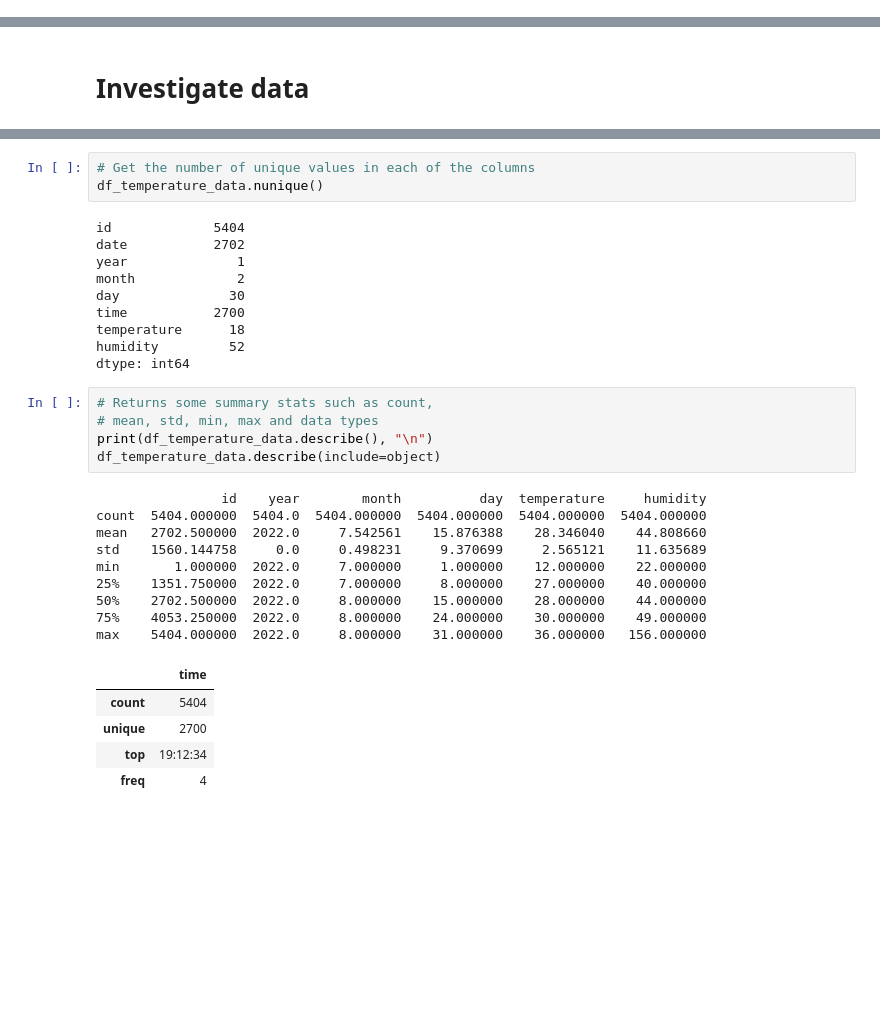
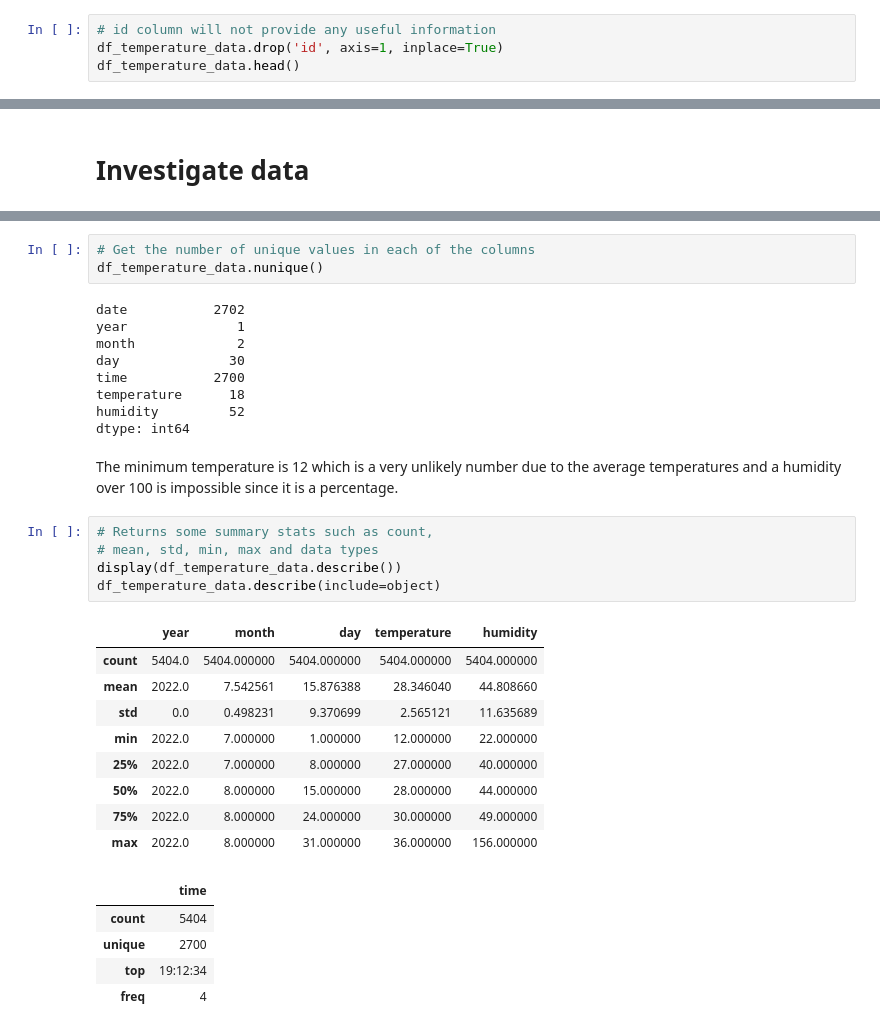
Before and after one commit to stephenjera/Kaggle-Projects, a Jupyter notebook: Temperature_Humidity_Dataset/temperature_data.ipynb, the cells around one changed output, grey strips where cells are left out. Cells and saved outputs as stored; diff of their text form; blank space fills up the shorter version.

```diff
--- a/Temperature_Humidity_Dataset/temperature_data.ipynb
+++ b/Temperature_Humidity_Dataset/temperature_data.ipynb
@@ -59,3 +59,7 @@ df_temperature_data.head()
 | 2 | 3 | 2022-07-18 17:18:33.890008 | 2022 | 7 | 18 | 17:18:33 | 34.0 | 27.0 |
 | 3 | 4 | 2022-07-18 17:33:34.415208 | 2022 | 7 | 18 | 17:33:34 | 17.0 | 141.0 |
 | 4 | 5 | 2022-07-18 17:48:34.940317 | 2022 | 7 | 18 | 17:48:34 | 34.0 | 28.0 |
+# %%
+# id column will not provide any useful information
+df_temperature_data.drop('id', axis=1, inplace=True)
+df_temperature_data.head()
@@ -85,7 +95,6 @@ memory usage: 337.9+ KB
 # Get the number of unique values in each of the columns
 df_temperature_data.nunique()
 # %% [output]
-id             5404
 date           2702
 year              1
 month             2
@@ -94,23 +103,25 @@ time           2700
 temperature      18
 humidity         52
 dtype: int64
+# %% [markdown]
+The minimum temperature is 12 which is a very unlikely number due to the average temperatures and a humidity over 100 is impossible since it is a percentage.
 # %%
 # Returns some summary stats such as count,
 # mean, std, min, max and data types
-print(df_temperature_data.describe(), "\n")
+display(df_temperature_data.describe())
 df_temperature_data.describe(include=object)
 # %% [output]
-                id    year        month          day  temperature     humidity
-count  5404.000000  5404.0  5404.000000  5404.000000  5404.000000  5404.000000
-mean   2702.500000  2022.0     7.542561    15.876388    28.346040    44.808660
-std    1560.144758     0.0     0.498231     9.370699     2.565121    11.635689
-min       1.000000  2022.0     7.000000     1.000000    12.000000    22.000000
-25%    1351.750000  2022.0     7.000000     8.000000    27.000000    40.000000
-50%    2702.500000  2022.0     8.000000    15.000000    28.000000    44.000000
-75%    4053.250000  2022.0     8.000000    24.000000    30.000000    49.000000
-max    5404.000000  2022.0     8.000000    31.000000    36.000000   156.000000
-|  | time |
-| count | 5404 |
-| unique | 2700 |
-| top | 19:12:34 |
-| freq | 4 |
+|  | year | month | day | temperature | humidity |
+| count | 5404.0 | 5404.000000 | 5404.000000 | 5404.000000 | 5404.000000 |
+| mean | 2022.0 | 7.542561 | 15.876388 | 28.346040 | 44.808660 |
+| std | 0.0 | 0.498231 | 9.370699 | 2.565121 | 11.635689 |
+| min | 2022.0 | 7.000000 | 1.000000 | 12.000000 | 22.000000 |
+| 25% | 2022.0 | 7.000000 | 8.000000 | 27.000000 | 40.000000 |
+| 50% | 2022.0 | 8.000000 | 15.000000 | 28.000000 | 44.000000 |
+| 75% | 2022.0 | 8.000000 | 24.000000 | 30.000000 | 49.000000 |
+| max | 2022.0 | 8.000000 | 31.000000 | 36.000000 | 156.000000 |
+|  | time |
+| count | 5404 |
+| unique | 2700 |
+| top | 19:12:34 |
+| freq | 4 |
```
Also changed, not shown: parts of 12 cells of this notebook.
